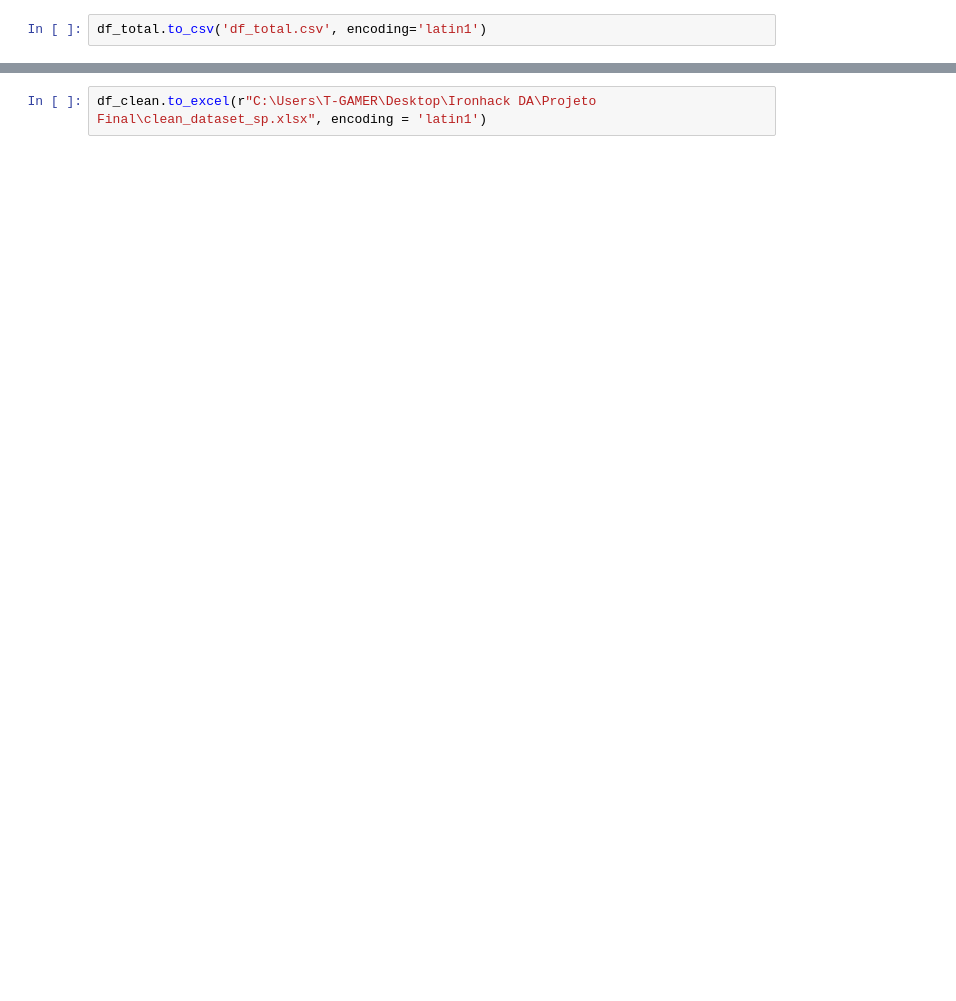
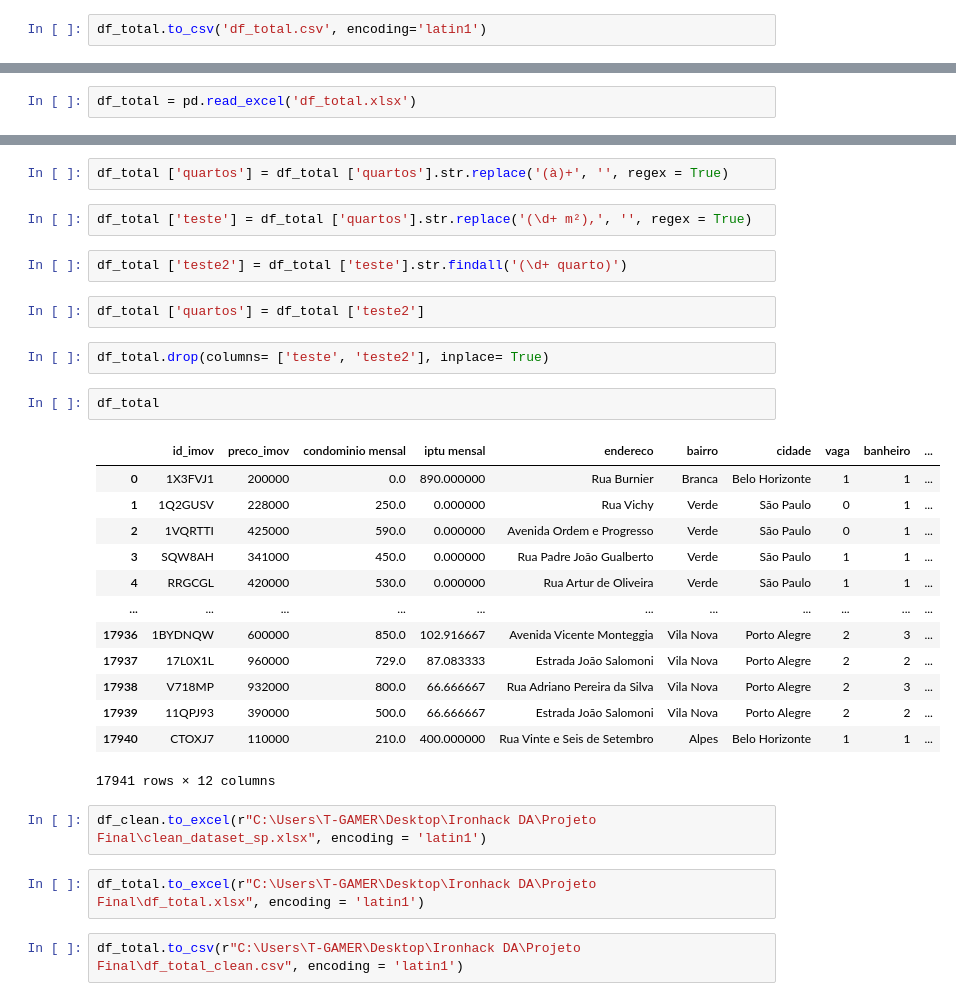
Before and after one commit to leoncasty/data_viz_imob, a Jupyter notebook: mercado_imob.ipynb, the cells around one changed output, grey strips where cells are left out. Cells and saved outputs as stored; diff of their text form; blank space fills up the shorter version.

```diff
--- a/mercado_imob.ipynb
+++ b/mercado_imob.ipynb
@@ -518,0 +529,2 @@ df_clean ['bairro'] = df_clean ['teste']
+# %%
+df_total = pd.read_excel('df_total.xlsx')
@@ -519,2 +545,32 @@ df_clean ['bairro'] = df_clean ['teste']
+# %%
+df_total ['quartos'] = df_total ['quartos'].str.replace('(à)+', '', regex = True)
+# %%
+df_total ['teste'] = df_total ['quartos'].str.replace('(\d+ m²),', '', regex = True)
+# %%
+df_total ['teste2'] = df_total ['teste'].str.findall('(\d+ quarto)')
+# %%
+df_total ['quartos'] = df_total ['teste2']
+# %%
+df_total.drop(columns= ['teste', 'teste2'], inplace= True)
+# %%
+df_total
+# %% [output]
+|  | id_imov | preco_imov | condominio mensal | iptu mensal | endereco | bairro | cidade | vaga | banheiro | ... |
+| 0 | 1X3FVJ1 | 200000 | 0.0 | 890.000000 | Rua Burnier | Branca | Belo Horizonte | 1 | 1 | ... |
+| 1 | 1Q2GUSV | 228000 | 250.0 | 0.000000 | Rua Vichy | Verde | São Paulo | 0 | 1 | ... |
+| 2 | 1VQRTTI | 425000 | 590.0 | 0.000000 | Avenida Ordem e Progresso | Verde | São Paulo | 0 | 1 | ... |
+| 3 | SQW8AH | 341000 | 450.0 | 0.000000 | Rua Padre João Gualberto | Verde | São Paulo | 1 | 1 | ... |
+| 4 | RRGCGL | 420000 | 530.0 | 0.000000 | Rua Artur de Oliveira | Verde | São Paulo | 1 | 1 | ... |
+| ... | ... | ... | ... | ... | ... | ... | ... | ... | ... | ... |
+| 17936 | 1BYDNQW | 600000 | 850.0 | 102.916667 | Avenida Vicente Monteggia | Vila Nova | Porto Alegre | 2 | 3 | ... |
+| 17937 | 17L0X1L | 960000 | 729.0 | 87.083333 | Estrada João Salomoni | Vila Nova | Porto Alegre | 2 | 2 | ... |
+| 17938 | V718MP | 932000 | 800.0 | 66.666667 | Rua Adriano Pereira da Silva | Vila Nova | Porto Alegre | 2 | 3 | ... |
+| 17939 | 11QPJ93 | 390000 | 500.0 | 66.666667 | Estrada João Salomoni | Vila Nova | Porto Alegre | 2 | 2 | ... |
+| 17940 | CTOXJ7 | 110000 | 210.0 | 400.000000 | Rua Vinte e Seis de Setembro | Alpes | Belo Horizonte | 1 | 1 | ... |
+17941 rows × 12 columns
 # %%
 df_clean.to_excel(r"C:\Users\T-GAMER\Desktop\Ironhack DA\Projeto Final\clean_dataset_sp.xlsx", encoding = 'latin1')
+# %%
+df_total.to_excel(r"C:\Users\T-GAMER\Desktop\Ironhack DA\Projeto Final\df_total.xlsx", encoding = 'latin1')
+# %%
+df_total.to_csv(r"C:\Users\T-GAMER\Desktop\Ironhack DA\Projeto Final\df_total_clean.csv", encoding = 'latin1')
```
Also changed, not shown: parts of 43 cells of this notebook, 1 other file.
